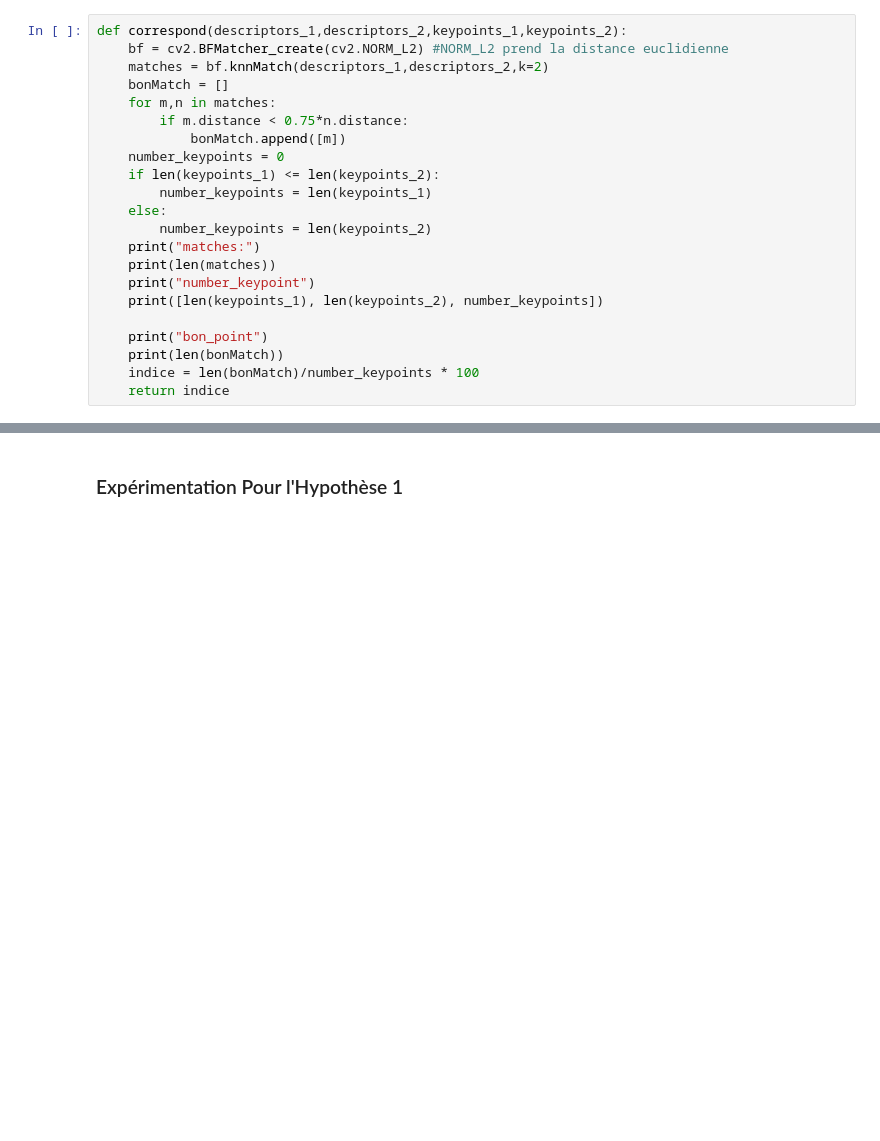
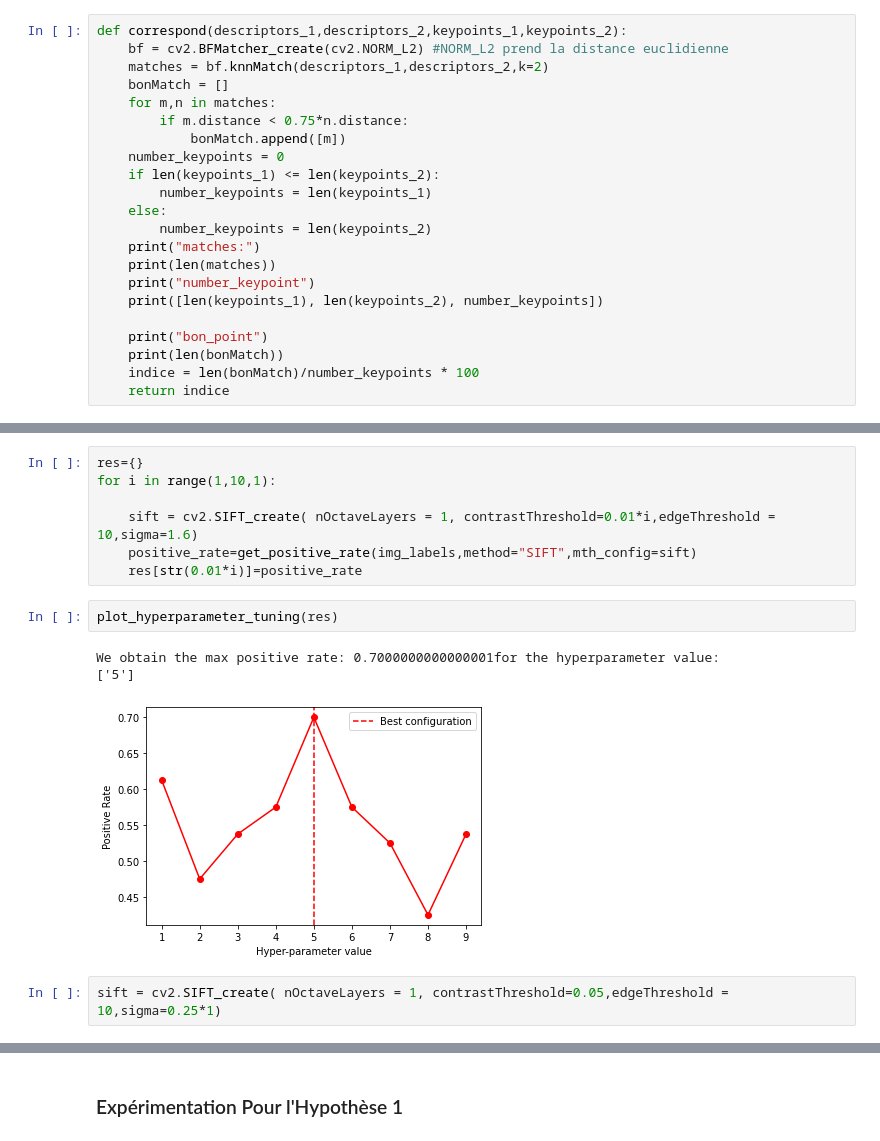
Before and after one commit to GuillaumeGirouard/INF6804, a Jupyter notebook: TP1_INF6804.ipynb, the cells around one changed output, grey strips where cells are left out. Cells and saved outputs as stored; diff of their text form; blank space fills up the shorter version.

```diff
--- a/TP1_INF6804.ipynb
+++ b/TP1_INF6804.ipynb
@@ -763,0 +779,15 @@ def correspond(descriptors_1,descriptors_2,keypoints_1,keypoints_2):
+# %%
+res={}
+for i in range(1,10,1):
+
+    sift = cv2.SIFT_create(	nOctaveLayers = 1, contrastThreshold=0.01*i,edgeThreshold = 10,sigma=1.6)
+    positive_rate=get_positive_rate(img_labels,method="SIFT",mth_config=sift)
+    res[str(0.01*i)]=positive_rate
+# %%
+plot_hyperparameter_tuning(res)
+# %% [output]
+We obtain the max positive rate: 0.7000000000000001for the hyperparameter value:
+['5']
+[figure, added]
+# %%
+sift = cv2.SIFT_create(	nOctaveLayers = 1, contrastThreshold=0.05,edgeThreshold = 10,sigma=0.25*1)
```
Also changed, not shown: parts of 19 cells of this notebook.
